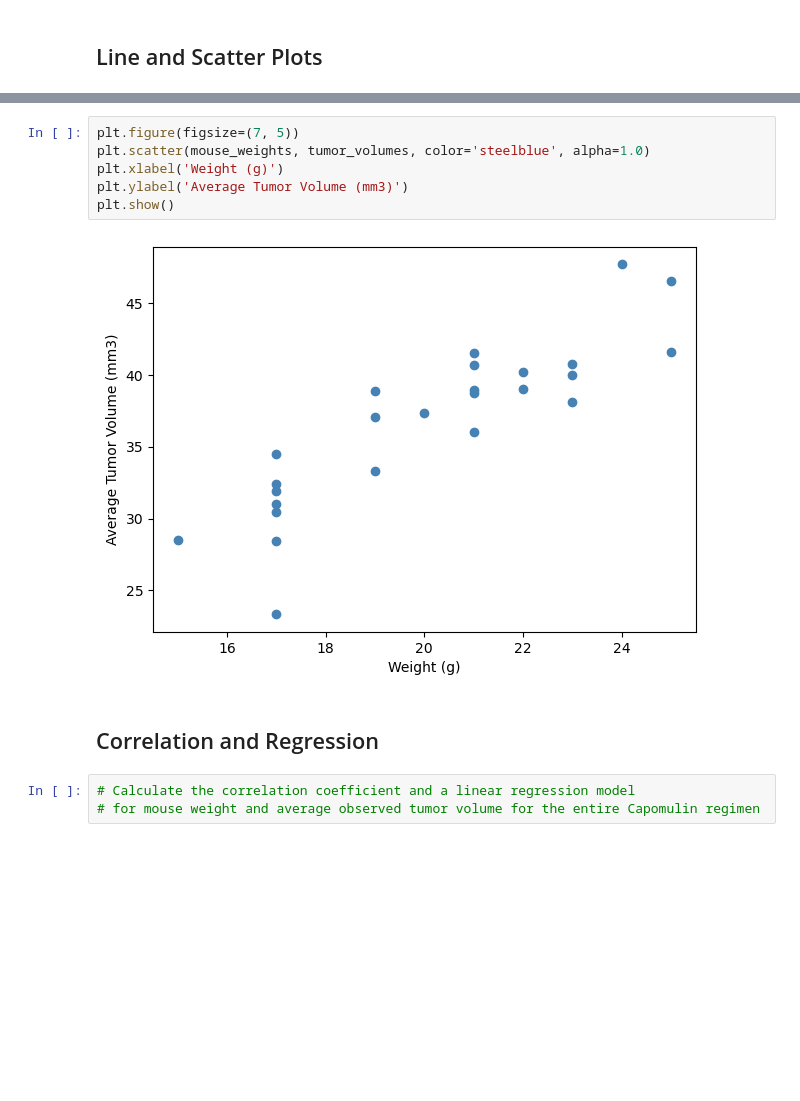
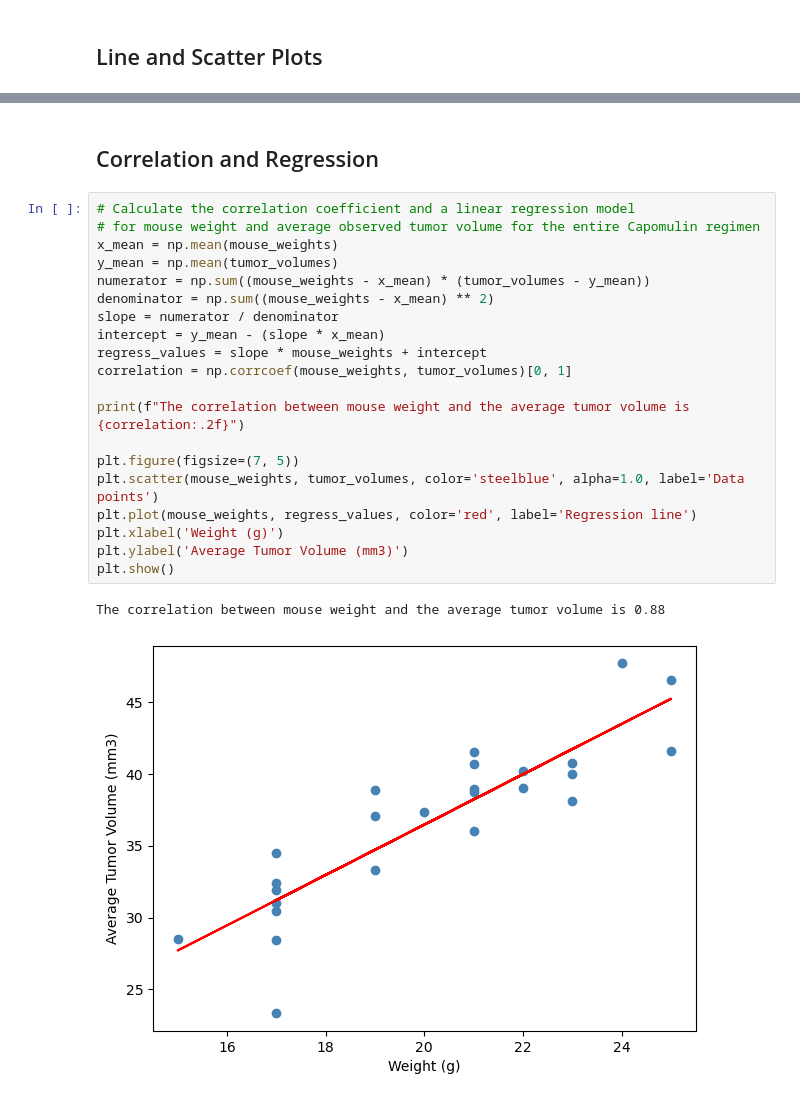
Before and after one commit to cbilinski101/Pymaceuticals, a Jupyter notebook: pymaceuticals_starter.ipynb, the cells around one changed output, grey strips where cells are left out. Cells and saved outputs as stored; diff of their text form; blank space fills up the shorter version.

```diff
--- a/pymaceuticals_starter.ipynb
+++ b/pymaceuticals_starter.ipynb
@@ -237,13 +251,25 @@ tumor_volumes = capomulin_data['Tumor Volume (mm3)']
-# %%
-plt.figure(figsize=(7, 5))
-plt.scatter(mouse_weights, tumor_volumes, color='steelblue', alpha=1.0)
-plt.xlabel('Weight (g)')
-plt.ylabel('Average Tumor Volume (mm3)')
-plt.show()
-# %% [output]
-[figure, removed]
 # %% [markdown]
 ## Correlation and Regression
-# %%
-# Calculate the correlation coefficient and a linear regression model
-# for mouse weight and average observed tumor volume for the entire Capomulin regimen
+# %%
+# Calculate the correlation coefficient and a linear regression model
+# for mouse weight and average observed tumor volume for the entire Capomulin regimen
+x_mean = np.mean(mouse_weights)
+y_mean = np.mean(tumor_volumes)
+numerator = np.sum((mouse_weights - x_mean) * (tumor_volumes - y_mean))
+denominator = np.sum((mouse_weights - x_mean) ** 2)
+slope = numerator / denominator
+intercept = y_mean - (slope * x_mean)
+regress_values = slope * mouse_weights + intercept
+correlation = np.corrcoef(mouse_weights, tumor_volumes)[0, 1]
+
+print(f"The correlation between mouse weight and the average tumor volume is {correlation:.2f}")
+
+plt.figure(figsize=(7, 5))
+plt.scatter(mouse_weights, tumor_volumes, color='steelblue', alpha=1.0, label='Data points')
+plt.plot(mouse_weights, regress_values, color='red', label='Regression line')
+plt.xlabel('Weight (g)')
+plt.ylabel('Average Tumor Volume (mm3)')
+plt.show()
+# %% [output]
+The correlation between mouse weight and the average tumor volume is 0.88
+[figure, added]
```
Also changed, not shown: parts of 5 cells of this notebook.
